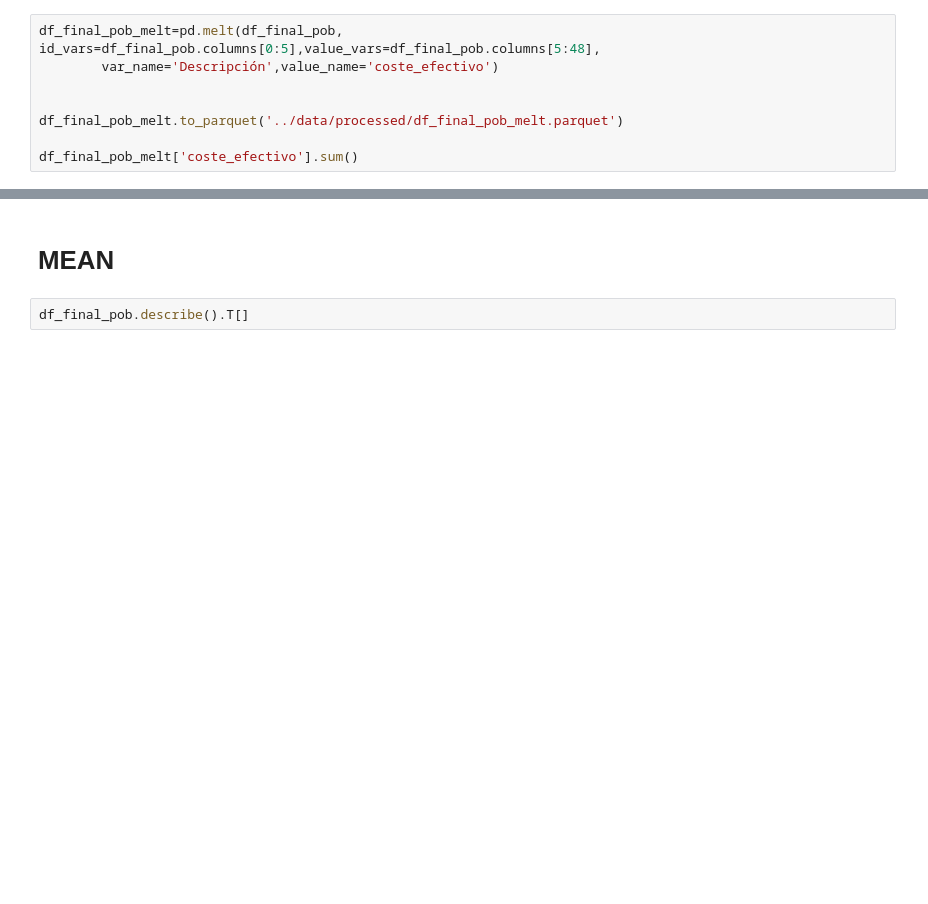
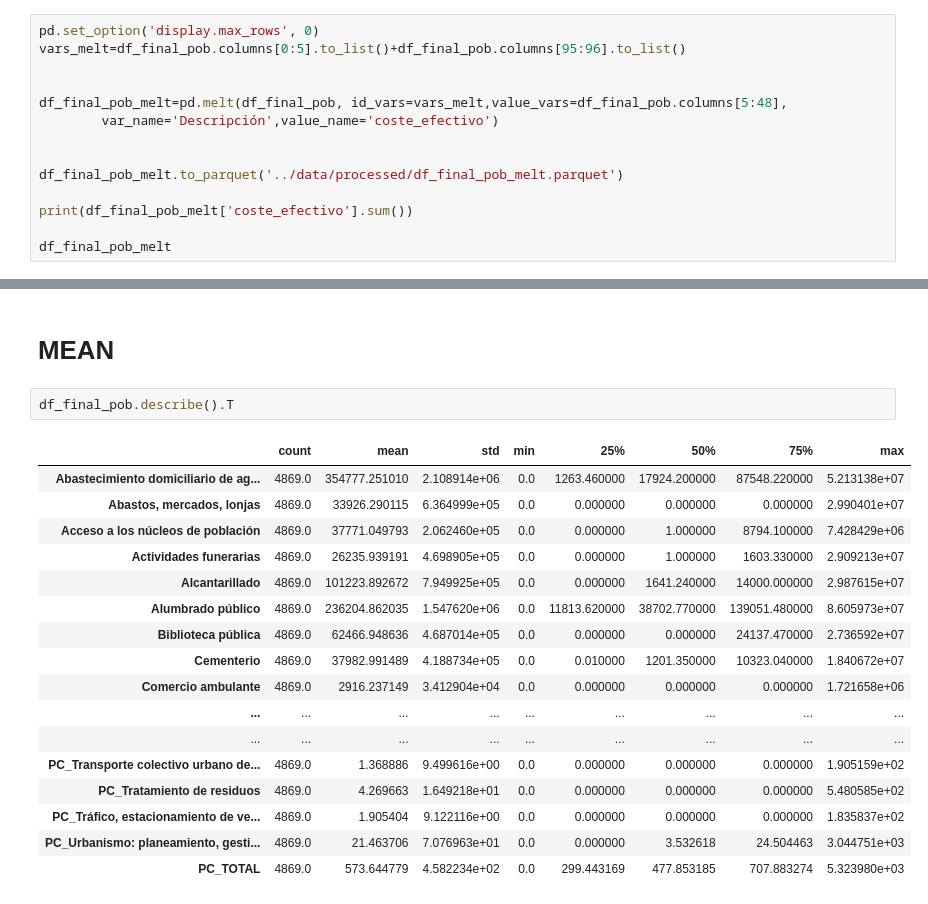
Before and after one commit to carpiero/Final_project, a Jupyter notebook: notebooks/Notebook_003.ipynb, the cells around one changed output, grey strips where cells are left out. Saved outputs shown, nothing was run; the diff lists cells and outputs as text; blank space fills up the shorter version.

```diff
--- a/notebooks/Notebook_003.ipynb
+++ b/notebooks/Notebook_003.ipynb
@@ -82,12 +82,18 @@ df_indicadores.loc[(df_indicadores['Código Ente Principal']==yea.iloc[3,0])&(df
 # %% [markdown]
 # MELT
 # %%
-df_final_pob_melt=pd.melt(df_final_pob, id_vars=df_final_pob.columns[0:5],value_vars=df_final_pob.columns[5:48],
+pd.set_option('display.max_rows', 0)
+vars_melt=df_final_pob.columns[0:5].to_list()+df_final_pob.columns[95:96].to_list()
+
+
+df_final_pob_melt=pd.melt(df_final_pob, id_vars=vars_melt,value_vars=df_final_pob.columns[5:48],
         var_name='Descripción',value_name='coste_efectivo')
 
 
 df_final_pob_melt.to_parquet('../data/processed/df_final_pob_melt.parquet')
 
-df_final_pob_melt['coste_efectivo'].sum()
+print(df_final_pob_melt['coste_efectivo'].sum())
+
+df_final_pob_melt
 # %% [output]
 28641291941.31
@@ -128,5 +152,22 @@ df_indicadores.loc[(df_indicadores['Nombre Ente Principal']=='Lugo')&(df_indicad
 # %% [markdown]
 # MEAN
 # %%
-df_final_pob.describe().T[]
+df_final_pob.describe().T
 # %% [output]
+|  | count | mean | std | min | 25% | 50% | 75% | max |
+| Abastecimiento domiciliario de ag... | 4869.0 | 354777.251010 | 2.108914e+06 | 0.0 | 1263.460000 | 17924.200000 | 87548.220000 | 5.213138e+07 |
+| Abastos, mercados, lonjas | 4869.0 | 33926.290115 | 6.364999e+05 | 0.0 | 0.000000 | 0.000000 | 0.000000 | 2.990401e+07 |
+| Acceso a los núcleos de población | 4869.0 | 37771.049793 | 2.062460e+05 | 0.0 | 0.000000 | 1.000000 | 8794.100000 | 7.428429e+06 |
+| Actividades funerarias | 4869.0 | 26235.939191 | 4.698905e+05 | 0.0 | 0.000000 | 1.000000 | 1603.330000 | 2.909213e+07 |
+| Alcantarillado | 4869.0 | 101223.892672 | 7.949925e+05 | 0.0 | 0.000000 | 1641.240000 | 14000.000000 | 2.987615e+07 |
+| Alumbrado público | 4869.0 | 236204.862035 | 1.547620e+06 | 0.0 | 11813.620000 | 38702.770000 | 139051.480000 | 8.605973e+07 |
+| Biblioteca pública | 4869.0 | 62466.948636 | 4.687014e+05 | 0.0 | 0.000000 | 0.000000 | 24137.470000 | 2.736592e+07 |
+| Cementerio | 4869.0 | 37982.991489 | 4.188734e+05 | 0.0 | 0.010000 | 1201.350000 | 10323.040000 | 1.840672e+07 |
+| Comercio ambulante | 4869.0 | 2916.237149 | 3.412904e+04 | 0.0 | 0.000000 | 0.000000 | 0.000000 | 1.721658e+06 |
+| ... | ... | ... | ... | ... | ... | ... | ... | ... |
+| ... | ... | ... | ... | ... | ... | ... | ... | ... |
+| PC_Transporte colectivo urbano de... | 4869.0 | 1.368886 | 9.499616e+00 | 0.0 | 0.000000 | 0.000000 | 0.000000 | 1.905159e+02 |
+| PC_Tratamiento de residuos | 4869.0 | 4.269663 | 1.649218e+01 | 0.0 | 0.000000 | 0.000000 | 0.000000 | 5.480585e+02 |
+| PC_Tráfico, estacionamiento de ve... | 4869.0 | 1.905404 | 9.122116e+00 | 0.0 | 0.000000 | 0.000000 | 0.000000 | 1.835837e+02 |
+| PC_Urbanismo: planeamiento, gesti... | 4869.0 | 21.463706 | 7.076963e+01 | 0.0 | 0.000000 | 3.532618 | 24.504463 | 3.044751e+03 |
+| PC_TOTAL | 4869.0 | 573.644779 | 4.582234e+02 | 0.0 | 299.443169 | 477.853185 | 707.883274 | 5.323980e+03 |
```
Also changed, not shown: parts of 28 cells of this notebook, 5 other files.
